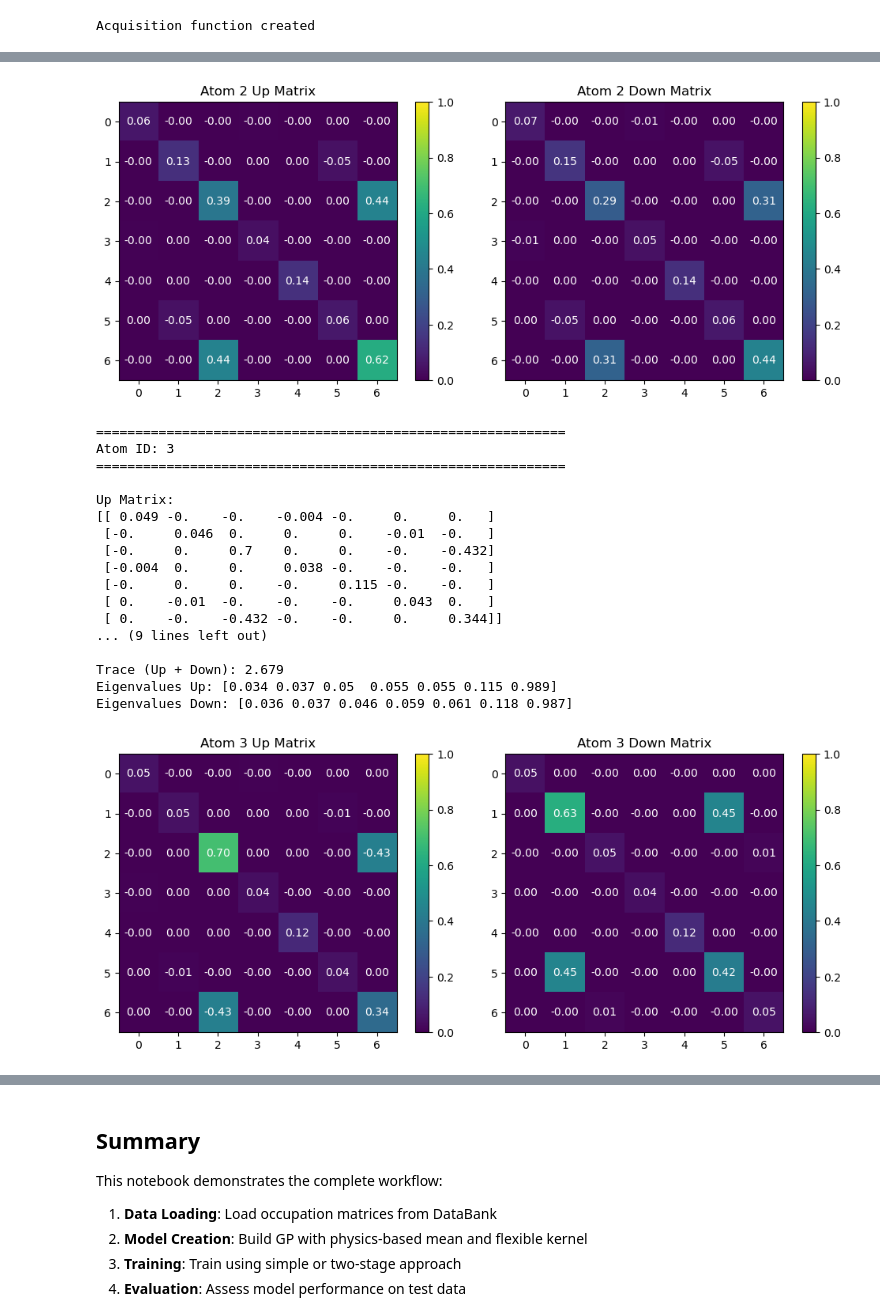
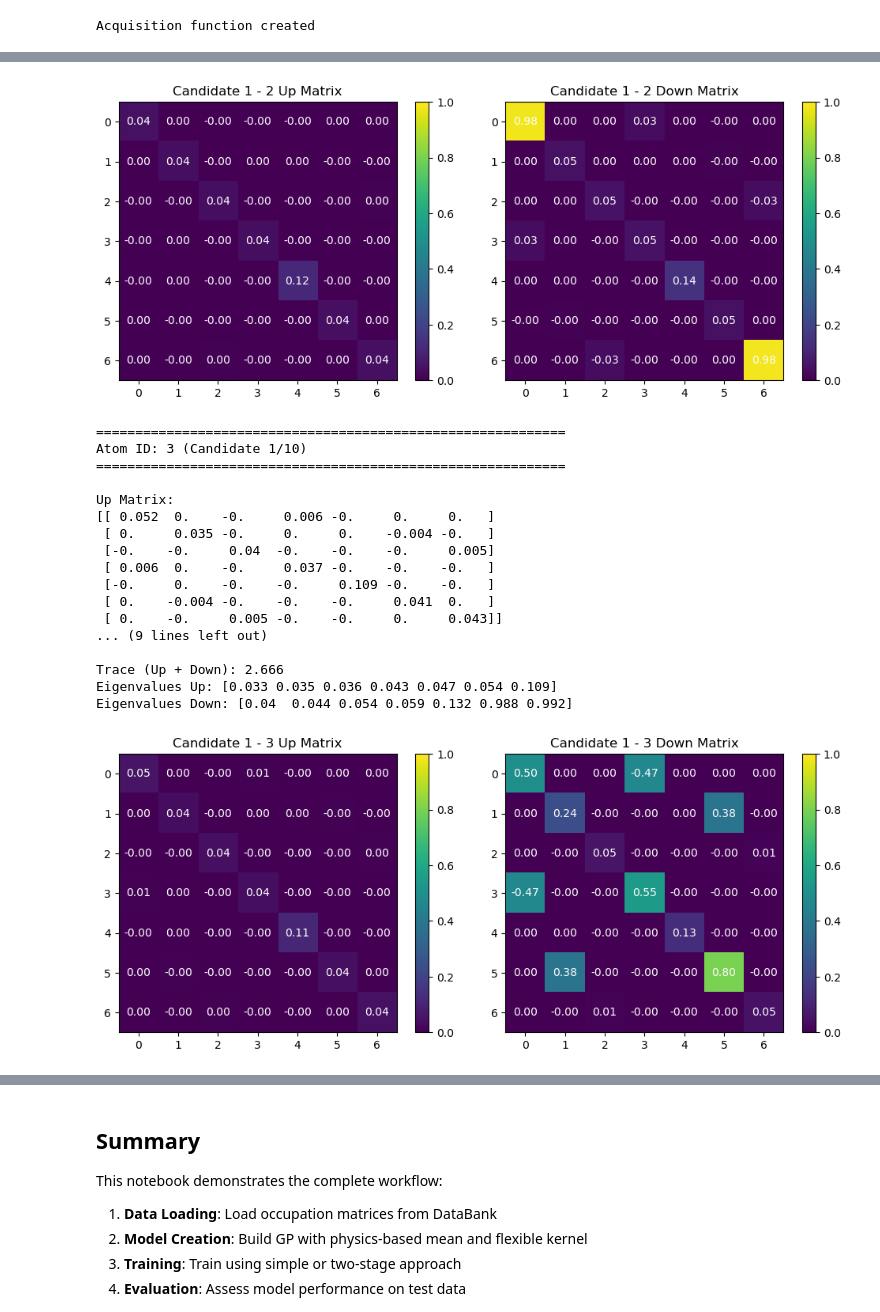
Before and after one commit to LyKex/aiida-LordCapulet, a Jupyter notebook: lordcapulet/functions/proposal_modes/Bayesian/example_bayesian_optimization.ipynb, the cells around one changed output, grey strips where cells are left out. Cells and saved outputs as stored; diff of their text form; code cells hidden in the pictures.

Commit message:
modifications on acquisition and sketch for better start

```diff
--- a/lordcapulet/functions/proposal_modes/Bayesian/example_bayesian_optimization.ipynb
+++ b/lordcapulet/functions/proposal_modes/Bayesian/example_bayesian_optimization.ipynb
@@ -327,13 +369,14 @@ lcb_energy_acqf = UpperConfidenceBound(
 # Acquisition Function Configuration
 ACQUISITION_CONFIG = {
     "type": "LCB",  # Options: "LCB", "EI", "UCB"
-    "beta": 0.1,  # LCB/UCB exploration parameter
+    "beta": 0.5,  # LCB/UCB exploration parameter
     # Physics constraints
     "use_preference": True,
-    "trace_target": 2.7,
-
+    "trace_target": 2.6,
     "trace_sigma": 0.3,
-    "eigenvalue_k": 200.0,  # Stiffness for eigenvalue/minor constraint
+    # Principal minor constraint
+    "use_minor_preference": False,  # Disabled - k=2000 is too strict, all candidates get 0 preference
+    "eigenvalue_k": 2000.0,  # Stiffness for minor constraint (only used if enabled)
 }
 
 
@@ -348,6 +391,7 @@ if ACQUISITION_CONFIG["use_preference"]:
         atom_ids=atoms,
         trace_target=ACQUISITION_CONFIG["trace_target"],
         trace_sigma=ACQUISITION_CONFIG["trace_sigma"],
+        use_minor_preference=ACQUISITION_CONFIG["use_minor_preference"],
         eig_k=ACQUISITION_CONFIG["eigenvalue_k"]
     )
 
@@ -405,0 +778,16 @@ Acquisition value: 0.0000
+# %%
+# Summary of all candidates
+print("\n" + "="*80)
+print("SUMMARY OF ALL CANDIDATES")
+print("="*80)
+
+with torch.no_grad():
+    for i, (cand, acqf_val) in enumerate(zip(candidates_list, acqf_values_list)):
+        posterior = model.posterior(cand)
+        mean_energy = posterior.mean.item()
+        std_energy = posterior.variance.sqrt().item()
+        print(f"Candidate {i+1:2d}: Acqf={acqf_val:8.4f} | Energy={mean_energy:10.4f} ± {std_energy:.4f} eV")
+
+print("="*80)
+print(f"\nBest acquisition value: Candidate {np.argmin(acqf_values_list) + 1}")
+print(f"To analyze a specific candidate, set CANDIDATE_INDEX in the cell below\n")
@@ -408,4 +816,14 @@ Acquisition value: 0.0000
 # %%
+# ====== SELECT CANDIDATE TO ANALYZE ======
+CANDIDATE_INDEX = 0  # Change this to analyze different candidates (0 to NUM_CANDIDATES-1)
+# ==========================================
+
+candidate = candidates_list[CANDIDATE_INDEX]
+acqf_value = acqf_values_list[CANDIDATE_INDEX]
+
+print(f"=== Analyzing Candidate {CANDIDATE_INDEX + 1}/{NUM_CANDIDATES} ===")
+print(f"Acquisition value: {acqf_value:.4f}\n")
+
 # Get predicted energy for candidate
 with torch.no_grad():
     posterior = model.posterior(candidate)
@@ -418,5 +887,5 @@ Expected Energy: -59736.6875 eV ± 0.0369 eV
 # %%
-# Unflatten and display occupation matrices
+# Unflatten and display occupation matrices for selected candidate
 # Detach the candidate from the computation graph before converting
 matrices_candidate = databank.from_pytorch(candidate[0].detach().unsqueeze(0), atom_ids=atoms, spins=['up', 'down'])[0]
 
@@ -428,7 +897,7 @@ for atom_id in atoms:
     down_matrix_np = np.array(down_matrix)
 
     print(f"\n{'='*60}")
-    print(f"Atom ID: {atom_id}")
+    print(f"Atom ID: {atom_id} (Candidate {CANDIDATE_INDEX + 1}/{NUM_CANDIDATES})")
     print(f"{'='*60}")
 
     print("\nUp Matrix:")
@@ -451,7 +920,7 @@ for atom_id in atoms:
 
     # Up matrix
     im1 = axs[0].imshow(abs(up_matrix_np), cmap='viridis', vmax=1.0, vmin=0.0)
-    axs[0].set_title(f'Atom {atom_id} Up Matrix')
+    axs[0].set_title(f'Candidate {CANDIDATE_INDEX + 1} - {atom_id} Up Matrix')
     for i in range(up_matrix_np.shape[0]):
         for j in range(up_matrix_np.shape[1]):
             axs[0].text(j, i, f"{up_matrix_np[i, j]:.2f}", ha='center', va='center', color='w')
@@ -459,7 +928,7 @@ for atom_id in atoms:
 
     # Down matrix
     im2 = axs[1].imshow(abs(down_matrix_np), cmap='viridis', vmax=1.0, vmin=0.0)
-    axs[1].set_title(f'Atom {atom_id} Down Matrix')
+    axs[1].set_title(f'Candidate {CANDIDATE_INDEX + 1} - {atom_id} Down Matrix')
     for i in range(down_matrix_np.shape[0]):
         for j in range(down_matrix_np.shape[1]):
             axs[1].text(j, i, f"{down_matrix_np[i, j]:.2f}", ha='center', va='center', color='w')
@@ -506,20 +975,20 @@ Eigenvalues Down: [0.041 0.041 0.044 0.072 0.135 0.174 0.69 ]
-[figure, old version]
+[figure, new version]
 ============================================================
-Atom ID: 3
+Atom ID: 3 (Candidate 1/10)
 ============================================================
 
 Up Matrix:
-[[ 0.049 -0.    -0.    -0.004 -0.     0.     0.   ]
- [-0.     0.046  0.     0.     0.    -0.01  -0.   ]
- [-0.     0.     0.7    0.     0.    -0.    -0.432]
- [-0.004  0.     0.     0.038 -0.    -0.    -0.   ]
- [-0.     0.     0.    -0.     0.115 -0.    -0.   ]
- [ 0.    -0.01  -0.    -0.    -0.     0.043  0.   ]
- [ 0.    -0.    -0.432 -0.    -0.     0.     0.344]]
+[[ 0.052  0.    -0.     0.006 -0.     0.     0.   ]
+ [ 0.     0.035 -0.     0.     0.    -0.004 -0.   ]
+ [-0.    -0.     0.04  -0.    -0.    -0.     0.005]
+ [ 0.006  0.    -0.     0.037 -0.    -0.    -0.   ]
+ [-0.     0.    -0.    -0.     0.109 -0.    -0.   ]
+ [ 0.    -0.004 -0.    -0.    -0.     0.041  0.   ]
+ [ 0.    -0.     0.005 -0.    -0.     0.     0.043]]
 ... (9 lines left out)
 
-Trace (Up + Down): 2.679
-Eigenvalues Up: [0.034 0.037 0.05  0.055 0.055 0.115 0.989]
-Eigenvalues Down: [0.036 0.037 0.046 0.059 0.061 0.118 0.987]
+Trace (Up + Down): 2.666
+Eigenvalues Up: [0.033 0.035 0.036 0.043 0.047 0.054 0.109]
+Eigenvalues Down: [0.04  0.044 0.054 0.059 0.132 0.988 0.992]
-[figure, old version]
+[figure, new version]
 ============================================================
```
Also changed, not shown: parts of 19 cells of this notebook, 4 other files.
